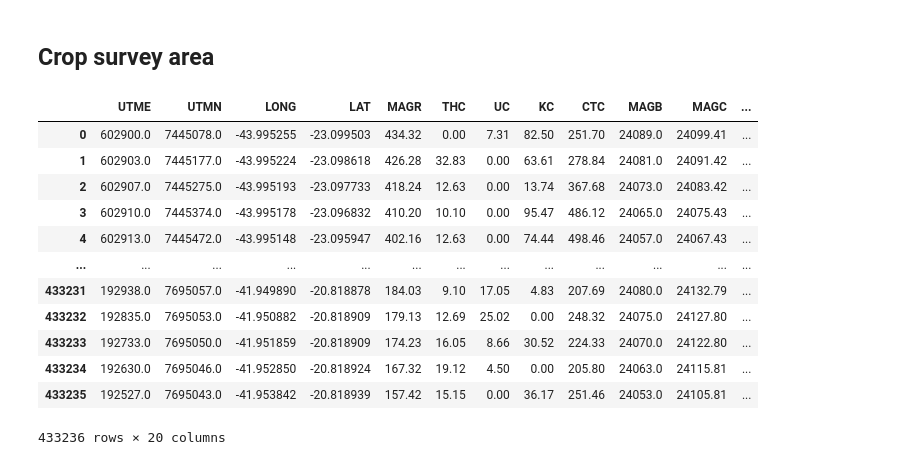
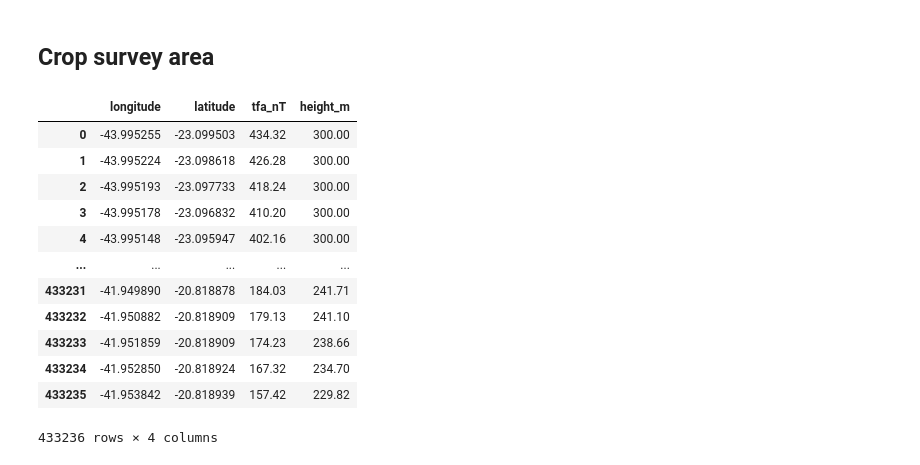
Before and after one commit to compgeolab/euler-inversion, a Jupyter notebook: code/real-data-grid.ipynb, the cells around one changed output. Saved outputs shown, nothing was run; the diff lists cells and outputs as text; code cells hidden in the pictures.

```diff
--- a/code/real-data-grid.ipynb
+++ b/code/real-data-grid.ipynb
@@ -9,43 +16,47 @@ from io import StringIO
 # %% [markdown]
 ## Crop survey area
 # %%
-required_file_path = '1038_XYZ/1038/spaulo_rjaneiro_rj.xyz'
+tar_path = Path('../data/1038_XYZ.tar.xz')
+file_path = Path('1038_XYZ/1038/spaulo_rjaneiro_rj.xyz')
 file_content = None
-with tarfile.open('../data/1038_XYZ.tar.xz', 'r') as tar:
+with tarfile.open(tar_path, 'r') as tar:
     for member in tar.getmembers():
-        if member.name == required_file_path:
+        if Path(member.name) == file_path:
             file_content = tar.extractfile(member).read().decode('ISO-8859-1')
             break
 if file_content is None:
-    raise FileNotFoundError(f"The specified file '{required_file_path}' was not found in the tar archive.")
+    raise FileNotFoundError(f"The specified file '{file_path}' was not found in the tar archive.")
 
 lines = file_content.splitlines()
 filtered_lines = [line for line in lines if not (line.startswith('LINE') or line.startswith('TIE'))]
 filtered_data = '\n'.join(filtered_lines)
 filtered_data_io = StringIO(filtered_data)
 
 column_names = [
-    'UTME', 'UTMN', 'LONG', 'LAT', 'MAGR', 'THC', 'UC', 'KC', 'CTC',
+    'easting_m', 'northing_m', 'longitude', 'latitude', 'tfa_nT', 'THC', 'UC', 'KC', 'CTC',
     'MAGB', 'MAGC', 'MAGD', 'THB', 'UB', 'KB', 'CTB', 'FIDU', 'TEMP',
-    'ALTE', 'ALTB'
+    'height_m', 'ALTB'
+]
+use_columns = [
+    'longitude', 'latitude', 'tfa_nT', 'height_m',
 ]
 df = pd.read_csv(filtered_data_io,
                  delim_whitespace=True,
                  names=column_names,
+                 usecols=use_columns,
                  skiprows=6)
+df
+# %% [output]
+|  | longitude | latitude | tfa_nT | height_m |
+| 0 | -43.995255 | -23.099503 | 434.32 | 300.00 |
+| 1 | -43.995224 | -23.098618 | 426.28 | 300.00 |
+| 2 | -43.995193 | -23.097733 | 418.24 | 300.00 |
+| 3 | -43.995178 | -23.096832 | 410.20 | 300.00 |
+| 4 | -43.995148 | -23.095947 | 402.16 | 300.00 |
+| ... | ... | ... | ... | ... |
+| 433231 | -41.949890 | -20.818878 | 184.03 | 241.71 |
+| 433232 | -41.950882 | -20.818909 | 179.13 | 241.10 |
+| 433233 | -41.951859 | -20.818909 | 174.23 | 238.66 |
+| 433234 | -41.952850 | -20.818924 | 167.32 | 234.70 |
+| 433235 | -41.953842 | -20.818939 | 157.42 | 229.82 |
+433236 rows × 4 columns
-# %%
-df
-# %% [output]
-|  | UTME | UTMN | LONG | LAT | MAGR | THC | UC | KC | CTC | MAGB | MAGC | ... |
-| 0 | 602900.0 | 7445078.0 | -43.995255 | -23.099503 | 434.32 | 0.00 | 7.31 | 82.50 | 251.70 | 24089.0 | 24099.41 | ... |
-| 1 | 602903.0 | 7445177.0 | -43.995224 | -23.098618 | 426.28 | 32.83 | 0.00 | 63.61 | 278.84 | 24081.0 | 24091.42 | ... |
-| 2 | 602907.0 | 7445275.0 | -43.995193 | -23.097733 | 418.24 | 12.63 | 0.00 | 13.74 | 367.68 | 24073.0 | 24083.42 | ... |
-| 3 | 602910.0 | 7445374.0 | -43.995178 | -23.096832 | 410.20 | 10.10 | 0.00 | 95.47 | 486.12 | 24065.0 | 24075.43 | ... |
-| 4 | 602913.0 | 7445472.0 | -43.995148 | -23.095947 | 402.16 | 12.63 | 0.00 | 74.44 | 498.46 | 24057.0 | 24067.43 | ... |
-| ... | ... | ... | ... | ... | ... | ... | ... | ... | ... | ... | ... | ... |
-| 433231 | 192938.0 | 7695057.0 | -41.949890 | -20.818878 | 184.03 | 9.10 | 17.05 | 4.83 | 207.69 | 24080.0 | 24132.79 | ... |
-| 433232 | 192835.0 | 7695053.0 | -41.950882 | -20.818909 | 179.13 | 12.69 | 25.02 | 0.00 | 248.32 | 24075.0 | 24127.80 | ... |
-| 433233 | 192733.0 | 7695050.0 | -41.951859 | -20.818909 | 174.23 | 16.05 | 8.66 | 30.52 | 224.33 | 24070.0 | 24122.80 | ... |
-| 433234 | 192630.0 | 7695046.0 | -41.952850 | -20.818924 | 167.32 | 19.12 | 4.50 | 0.00 | 205.80 | 24063.0 | 24115.81 | ... |
-| 433235 | 192527.0 | 7695043.0 | -41.953842 | -20.818939 | 157.42 | 15.15 | 0.00 | 36.17 | 251.46 | 24053.0 | 24105.81 | ... |
-433236 rows × 20 columns
```
Also changed, not shown: parts of 16 cells of this notebook, 1 other file.
